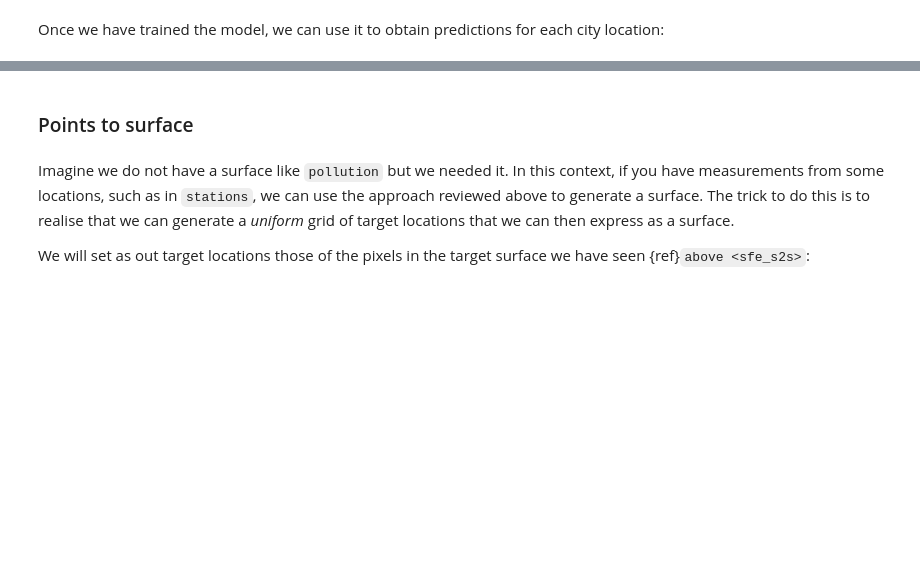
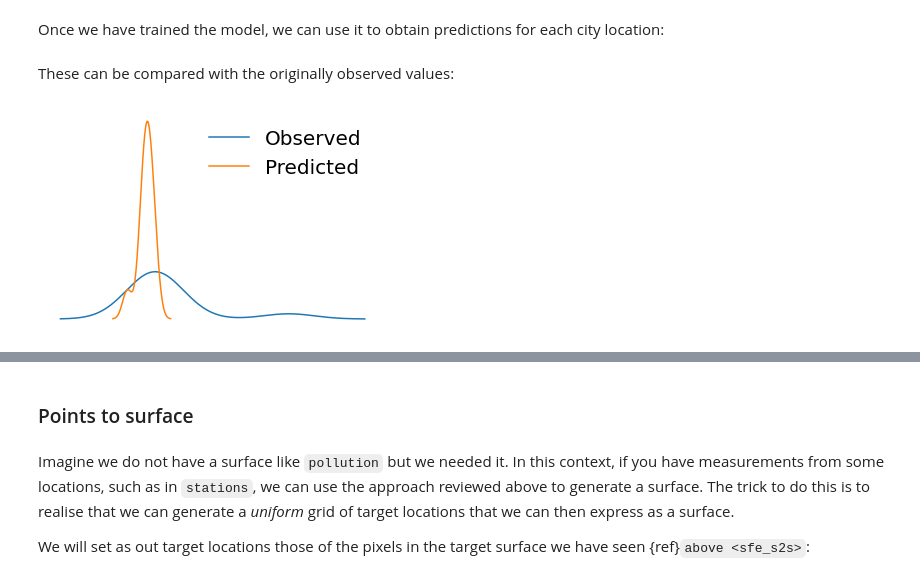
Before and after one commit to darribas/gds4ae, a Jupyter notebook: content/notebooks/04-Spatial_feature_eng_i.ipynb, the cells around one changed output, grey strips where cells are left out. Saved outputs shown, nothing was run; the diff lists cells and outputs as text; code cells hidden in the pictures; blank space fills up the shorter version.

```diff
--- a/content/notebooks/04-Spatial_feature_eng_i.ipynb
+++ b/content/notebooks/04-Spatial_feature_eng_i.ipynb
@@ -395,3 +395,21 @@ model = KNeighborsRegressor(
 Once we have trained the model, we can use it to obtain predictions for each city location:
 # %%
 predictions = model.predict(city_xys)
+# %% [markdown]
+These can be compared with the originally observed values:
+# %%
+p2p_comparison = pandas.DataFrame(
+    {
+        "Observed": city_pollution,
+        "Predicted": predictions
+    },
+    index=cities["UC_NM_MN"]
+)
+# %%
+f, ax = plt.subplots(1)
+p2p_comparison["Observed"].plot.kde(ax=ax)
+p2p_comparison["Predicted"].plot.kde(ax=ax)
+ax.set_axis_off()
+plt.legend(frameon=False, fontsize=20);
+# %% [output]
+[figure, added]
```
Also changed, not shown: parts of 20 cells of this notebook.
